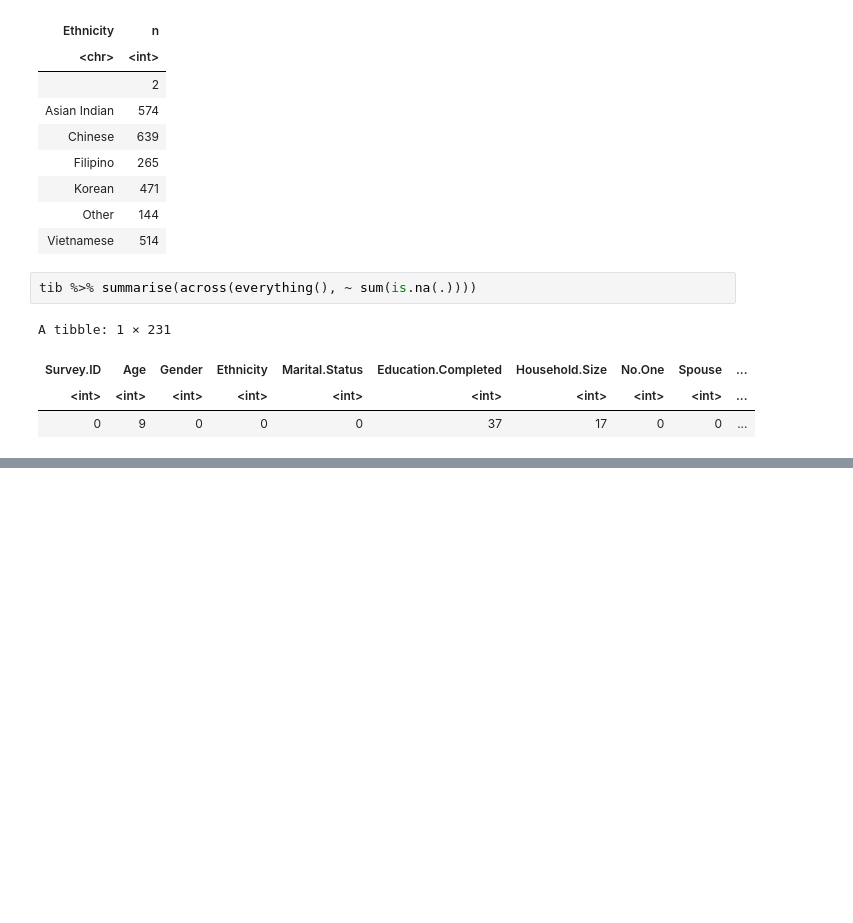
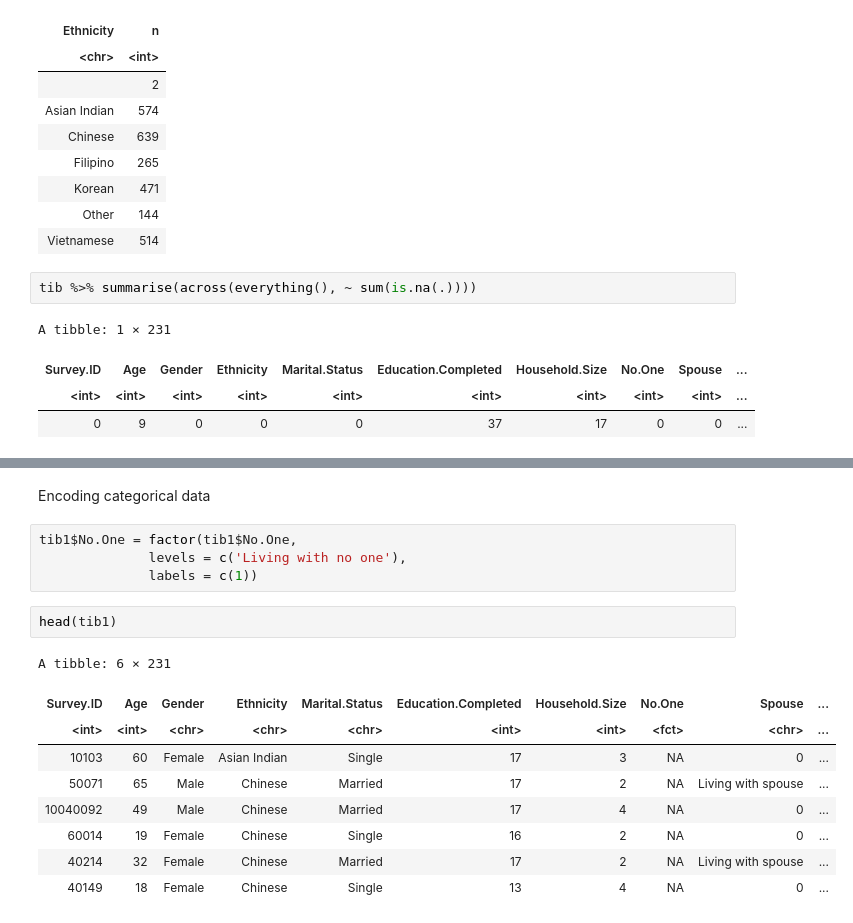
Before and after one commit to SelectBillyFromC/Project699, a Jupyter notebook: Project_699_R.ipynb, the cells around one changed output, grey strips where cells are left out. Saved outputs shown, nothing was run; the diff lists cells and outputs as text; blank space fills up the shorter version.

```diff
--- a/Project_699_R.ipynb
+++ b/Project_699_R.ipynb
@@ -142,0 +161,18 @@ ERROR: ignored
+# %% [markdown]
+Encoding categorical data
+# %%
+tib1$No.One = factor(tib1$No.One,
+              levels = c('Living with no one'),
+              labels = c(1))
+# %%
+head(tib1)
+# %% [output]
+A tibble: 6 × 231
+| Survey.ID | Age | Gender | Ethnicity | Marital.Status | Education.Completed | Household.Size | No.One | Spouse | ... |
+| <int> | <int> | <chr> | <chr> | <chr> | <int> | <int> | <fct> | <chr> | ... |
+| 10103 | 60 | Female | Asian Indian | Single | 17 | 3 | NA | 0 | ... |
+| 50071 | 65 | Male | Chinese | Married | 17 | 2 | NA | Living with spouse | ... |
+| 10040092 | 49 | Male | Chinese | Married | 17 | 4 | NA | 0 | ... |
+| 60014 | 19 | Female | Chinese | Single | 16 | 2 | NA | 0 | ... |
+| 40214 | 32 | Female | Chinese | Married | 17 | 2 | NA | Living with spouse | ... |
+| 40149 | 18 | Female | Chinese | Single | 13 | 4 | NA | 0 | ... |
```
Also changed, not shown: parts of 12 cells of this notebook.
